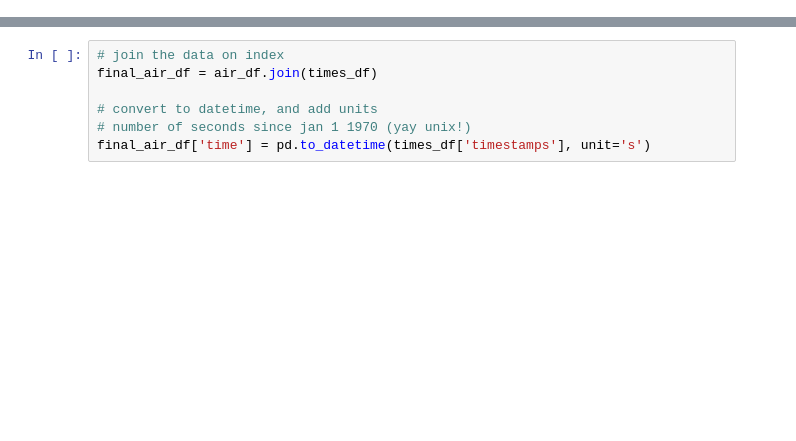
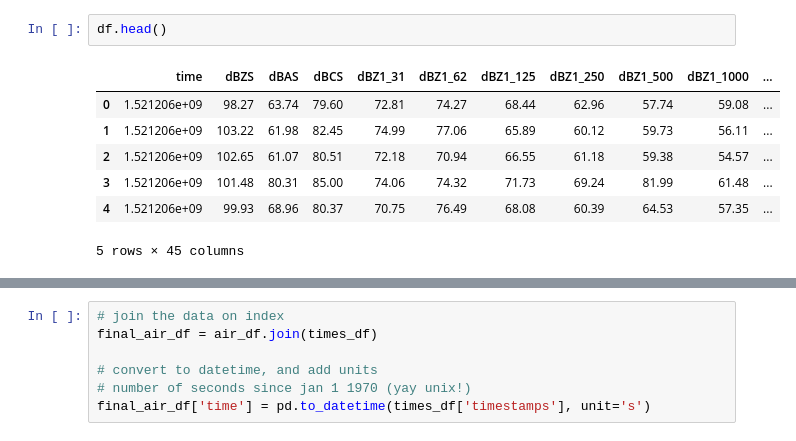
Before and after one commit to cmoscardi/gowanus, a Jupyter notebook: march30_draft.ipynb, the cells around one changed output, grey strips where cells are left out. Drawn from its saved outputs; the diff is of its cells as text; blank space fills up the shorter version.

```diff
--- a/march30_draft.ipynb
+++ b/march30_draft.ipynb
@@ -27,0 +45,10 @@ df.set_index("timestamp")["dBZS"].plot(figsize=(16, 9))
+# %%
+df.head()
+# %% [output]
+|  | time | dBZS | dBAS | dBCS | dBZ1_31 | dBZ1_62 | dBZ1_125 | dBZ1_250 | dBZ1_500 | dBZ1_1000 | ... |
+| 0 | 1.521206e+09 | 98.27 | 63.74 | 79.60 | 72.81 | 74.27 | 68.44 | 62.96 | 57.74 | 59.08 | ... |
+| 1 | 1.521206e+09 | 103.22 | 61.98 | 82.45 | 74.99 | 77.06 | 65.89 | 60.12 | 59.73 | 56.11 | ... |
+| 2 | 1.521206e+09 | 102.65 | 61.07 | 80.51 | 72.18 | 70.94 | 66.55 | 61.18 | 59.38 | 54.57 | ... |
+| 3 | 1.521206e+09 | 101.48 | 80.31 | 85.00 | 74.06 | 74.32 | 71.73 | 69.24 | 81.99 | 61.48 | ... |
+| 4 | 1.521206e+09 | 99.93 | 68.96 | 80.37 | 70.75 | 76.49 | 68.08 | 60.39 | 64.53 | 57.35 | ... |
+5 rows × 45 columns
```
Also changed, not shown: parts of 12 cells of this notebook.
